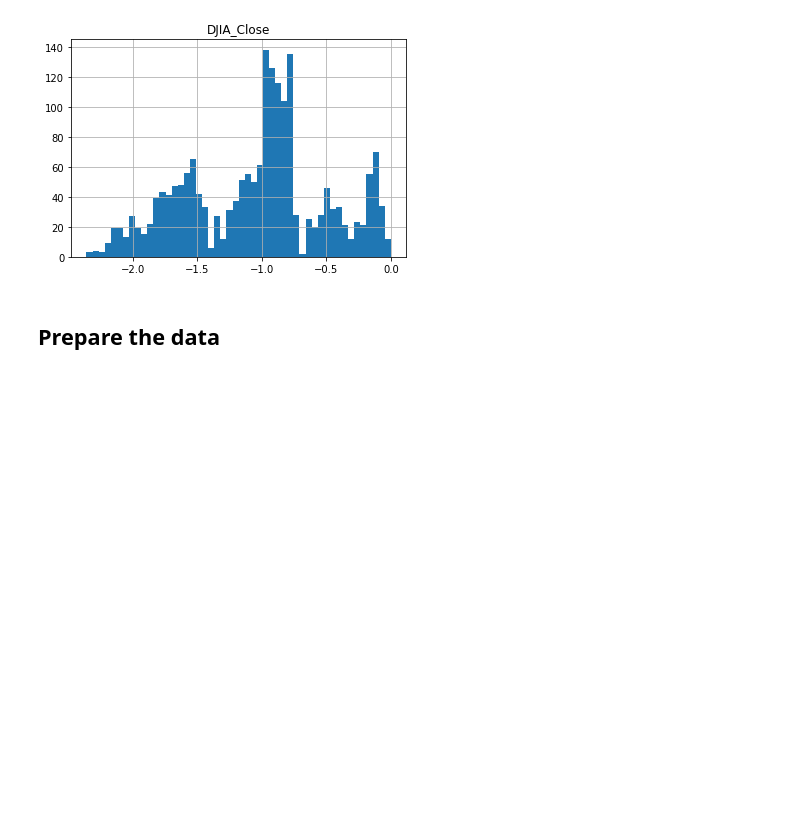
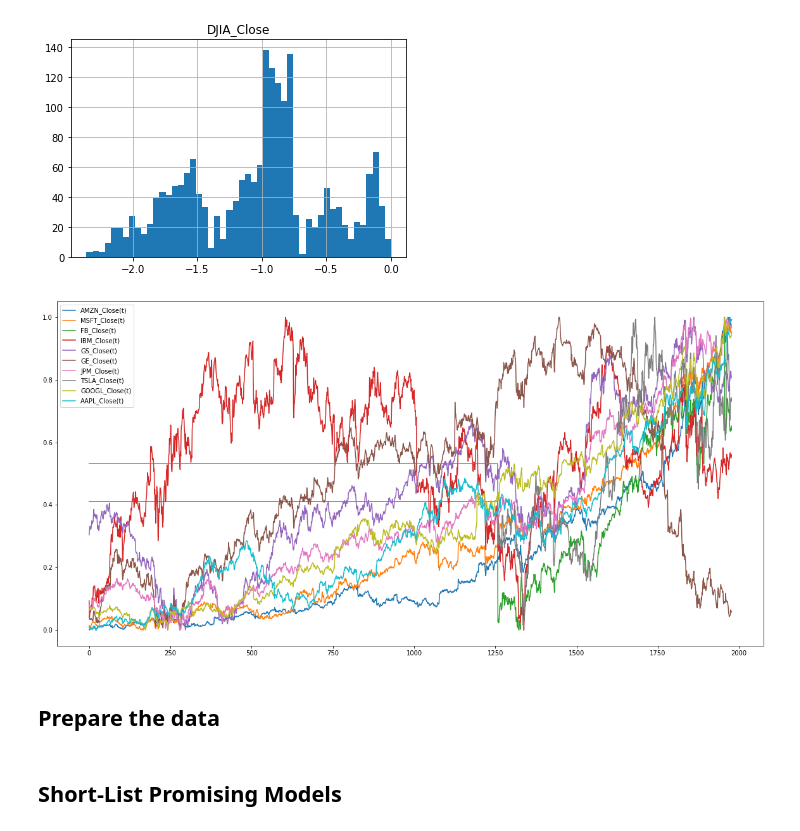
Before and after one commit to nikovacs/ML_Final_Project, a Jupyter notebook: stock_price_predictions.ipynb, the cells around one changed output. Cells and saved outputs as stored; diff of their text form; code cells hidden in the pictures; blank space fills up the shorter version.

```diff
--- a/stock_price_predictions.ipynb
+++ b/stock_price_predictions.ipynb
@@ -277,6 +294,10 @@ np.log(explore_data.filter(like="DJIA")).hist(bins=50)
 # %% [output]
 array([[<AxesSubplot:title={'center':'DJIA_Close'}>]], dtype=object)
 [figure]
+# %%
+train_copy.filter(like="Close(t)").plot(figsize=(20, 10));
+# %% [output]
+[figure, added]
 # %% [markdown]
 Prepare the data
 ----
@@ -307 +380,4 @@ preprocessor = Pipeline(steps=[
 ])
+# %% [markdown]
+Short-List Promising Models
+----
```
Also changed, not shown: parts of 15 cells of this notebook.
